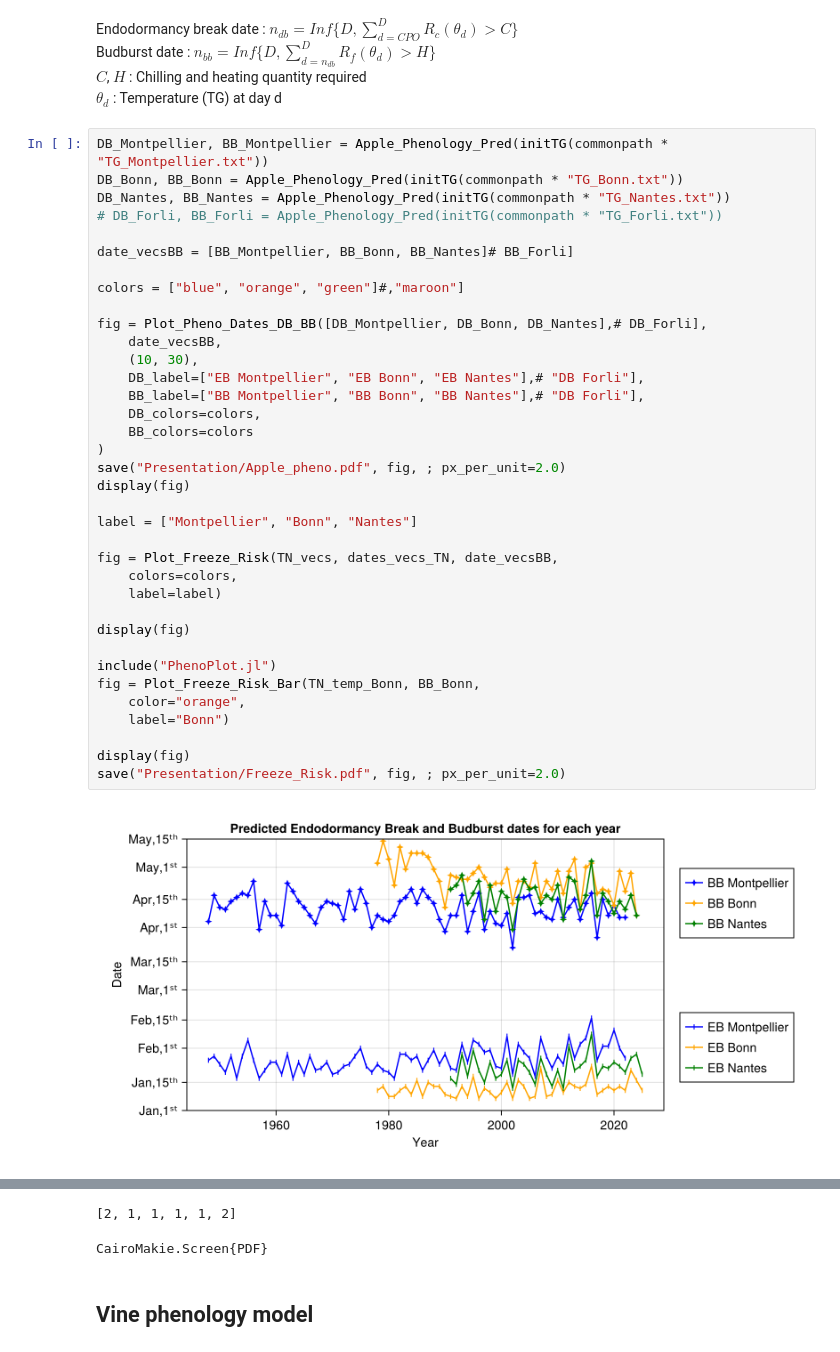
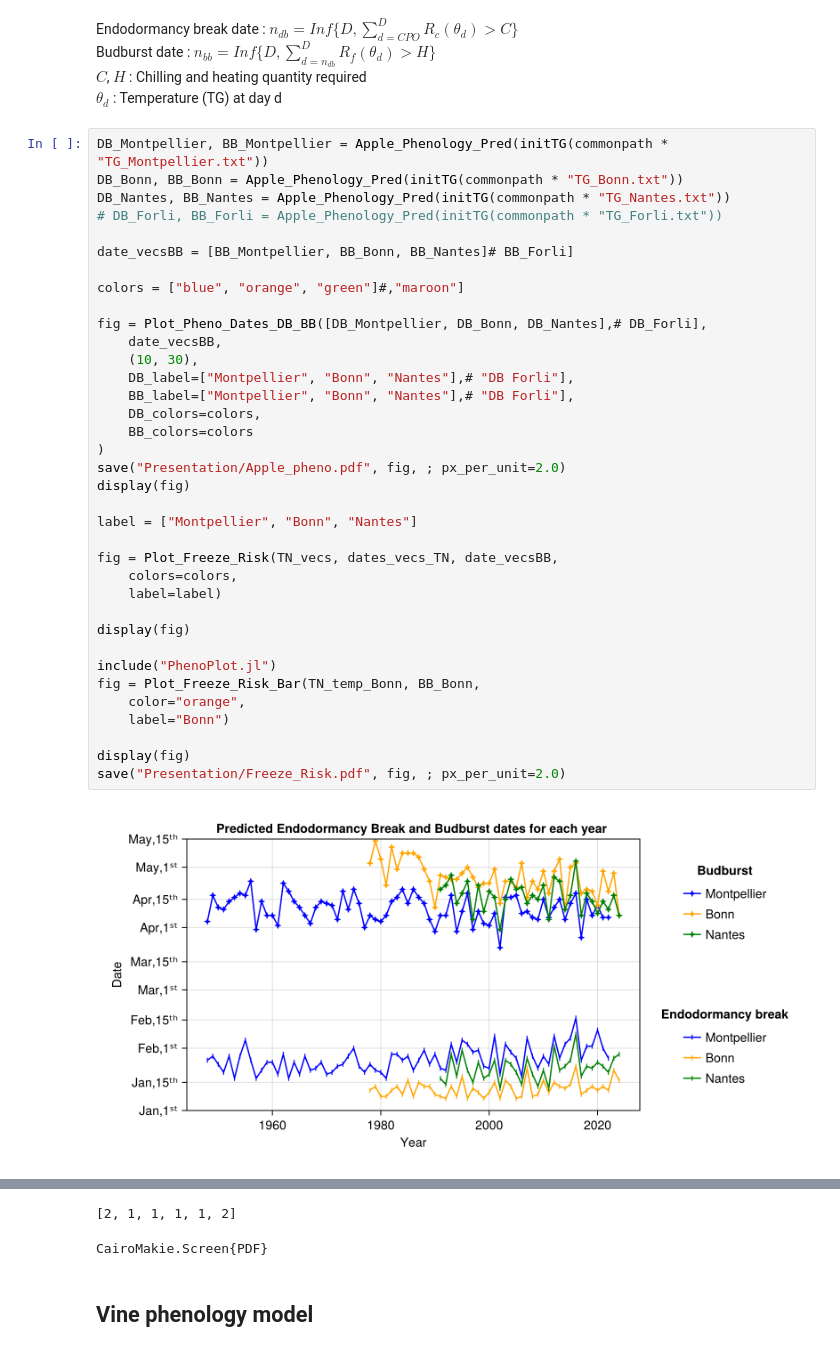
Before and after one commit to dmetivie/2025_Internship_SWG_Pomme, a Jupyter notebook: Phenology/Phenology_recorded.ipynb, the cells around one changed output, grey strips where cells are left out. Cells and saved outputs as stored; diff of their text form.

Commit message:
Rec pheno on rcp pheno plots + some pheno plots fixes

```diff
--- a/Phenology/Phenology_recorded.ipynb
+++ b/Phenology/Phenology_recorded.ipynb
@@ -42,33 +45,33 @@ DB_Nantes, BB_Nantes = Apple_Phenology_Pred(initTG(commonpath * "TG_Nantes.txt")
 
 date_vecsBB = [BB_Montpellier, BB_Bonn, BB_Nantes]# BB_Forli]
 
 colors = ["blue", "orange", "green"]#,"maroon"]
 
 fig = Plot_Pheno_Dates_DB_BB([DB_Montpellier, DB_Bonn, DB_Nantes],# DB_Forli],
     date_vecsBB,
     (10, 30),
-    DB_label=["EB Montpellier", "EB Bonn", "EB Nantes"],# "DB Forli"],
-    BB_label=["BB Montpellier", "BB Bonn", "BB Nantes"],# "DB Forli"],
+    DB_label=["Montpellier", "Bonn", "Nantes"],# "DB Forli"],
+    BB_label=["Montpellier", "Bonn", "Nantes"],# "DB Forli"],
     DB_colors=colors,
     BB_colors=colors
 )
 save("Presentation/Apple_pheno.pdf", fig, ; px_per_unit=2.0)
 display(fig)
 
 label = ["Montpellier", "Bonn", "Nantes"]
 
 fig = Plot_Freeze_Risk(TN_vecs, dates_vecs_TN, date_vecsBB,
     colors=colors,
     label=label)
 
 display(fig)
 
 include("PhenoPlot.jl")
 fig = Plot_Freeze_Risk_Bar(TN_temp_Bonn, BB_Bonn,
     color="orange",
     label="Bonn")
 
 display(fig)
 save("Presentation/Freeze_Risk.pdf", fig, ; px_per_unit=2.0)
 # %% [output]
-[figure, old version]
+[figure, new version]
```
Also changed, not shown: parts of 4 cells of this notebook, 37 other files.
